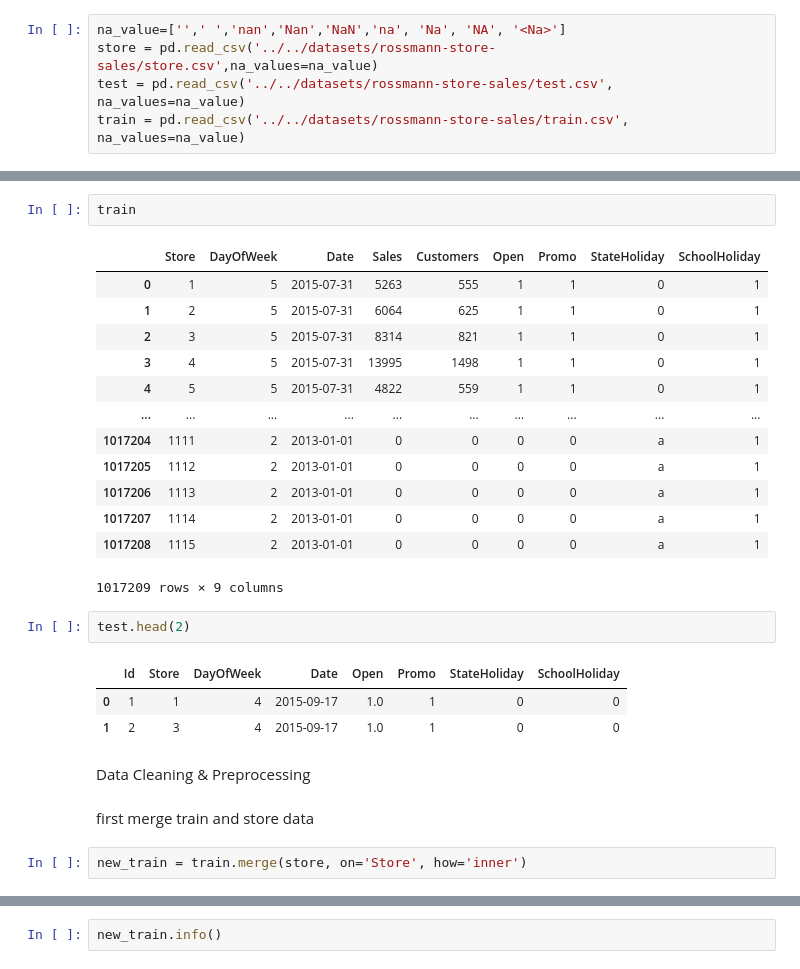
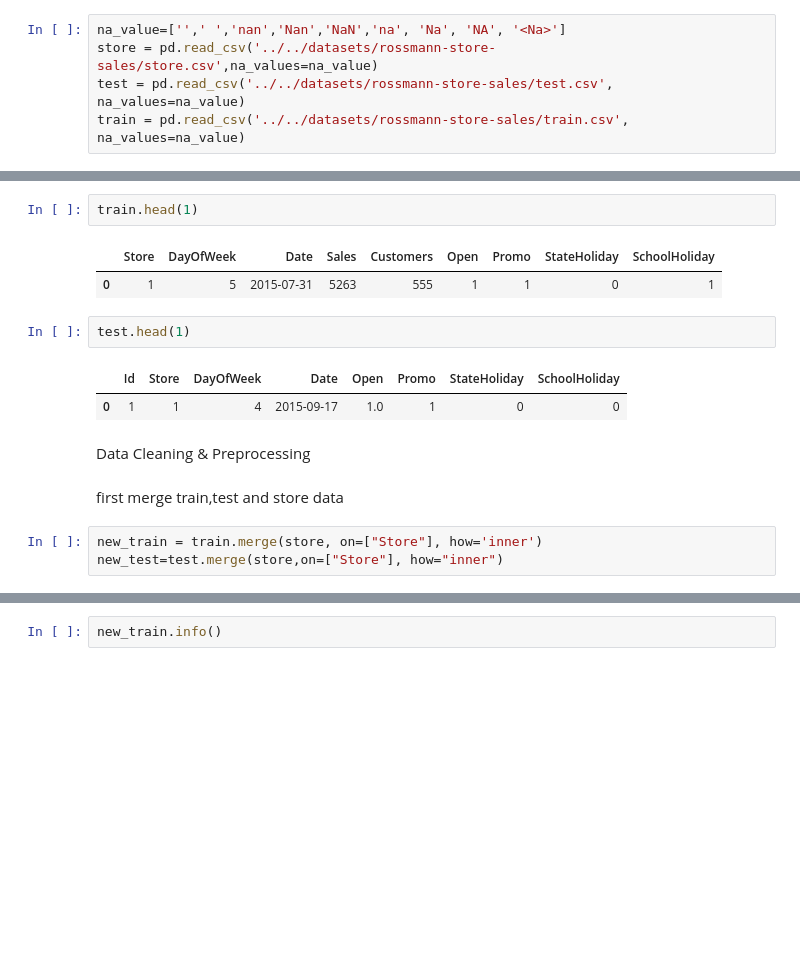
Before and after one commit to Patrick5455/Pharma-ML, a Jupyter notebook: analysis/interactive/Prediction.ipynb, the cells around one changed output, grey strips where cells are left out. Saved outputs shown, nothing was run; the diff lists cells and outputs as text; blank space fills up the shorter version.

```diff
--- a/analysis/interactive/Prediction.ipynb
+++ b/analysis/interactive/Prediction.ipynb
@@ -48,29 +36,18 @@ store
 # %%
-train
+train.head(1)
 # %% [output]
 |  | Store | DayOfWeek | Date | Sales | Customers | Open | Promo | StateHoliday | SchoolHoliday |
 | 0 | 1 | 5 | 2015-07-31 | 5263 | 555 | 1 | 1 | 0 | 1 |
-| 1 | 2 | 5 | 2015-07-31 | 6064 | 625 | 1 | 1 | 0 | 1 |
-| 2 | 3 | 5 | 2015-07-31 | 8314 | 821 | 1 | 1 | 0 | 1 |
-| 3 | 4 | 5 | 2015-07-31 | 13995 | 1498 | 1 | 1 | 0 | 1 |
-| 4 | 5 | 5 | 2015-07-31 | 4822 | 559 | 1 | 1 | 0 | 1 |
-| ... | ... | ... | ... | ... | ... | ... | ... | ... | ... |
-| 1017204 | 1111 | 2 | 2013-01-01 | 0 | 0 | 0 | 0 | a | 1 |
-| 1017205 | 1112 | 2 | 2013-01-01 | 0 | 0 | 0 | 0 | a | 1 |
-| 1017206 | 1113 | 2 | 2013-01-01 | 0 | 0 | 0 | 0 | a | 1 |
-| 1017207 | 1114 | 2 | 2013-01-01 | 0 | 0 | 0 | 0 | a | 1 |
-| 1017208 | 1115 | 2 | 2013-01-01 | 0 | 0 | 0 | 0 | a | 1 |
-1017209 rows × 9 columns
 # %%
-test.head(2)
+test.head(1)
 # %% [output]
 |  | Id | Store | DayOfWeek | Date | Open | Promo | StateHoliday | SchoolHoliday |
 | 0 | 1 | 1 | 4 | 2015-09-17 | 1.0 | 1 | 0 | 0 |
-| 1 | 2 | 3 | 4 | 2015-09-17 | 1.0 | 1 | 0 | 0 |
 # %% [markdown]
 Data Cleaning & Preprocessing
 # %% [markdown]
-first merge train and store data
+first merge train,test and store data
 # %%
-new_train = train.merge(store, on='Store', how='inner')
+new_train = train.merge(store, on=["Store"], how='inner')
+new_test=test.merge(store,on=["Store"], how="inner")
 # %%
```
Also changed, not shown: parts of 35 cells of this notebook, 3 other files.
